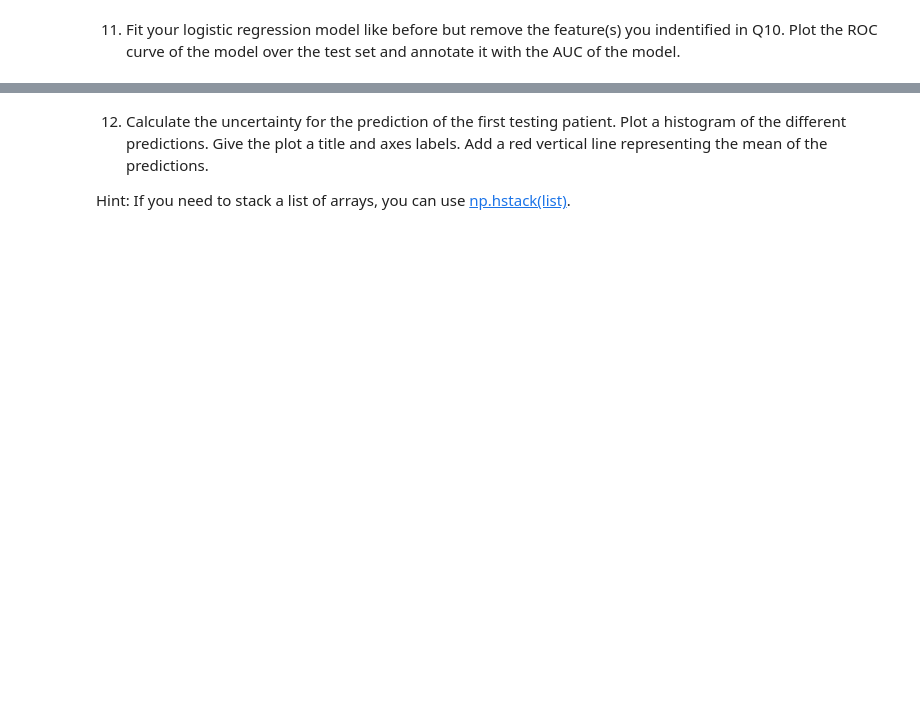
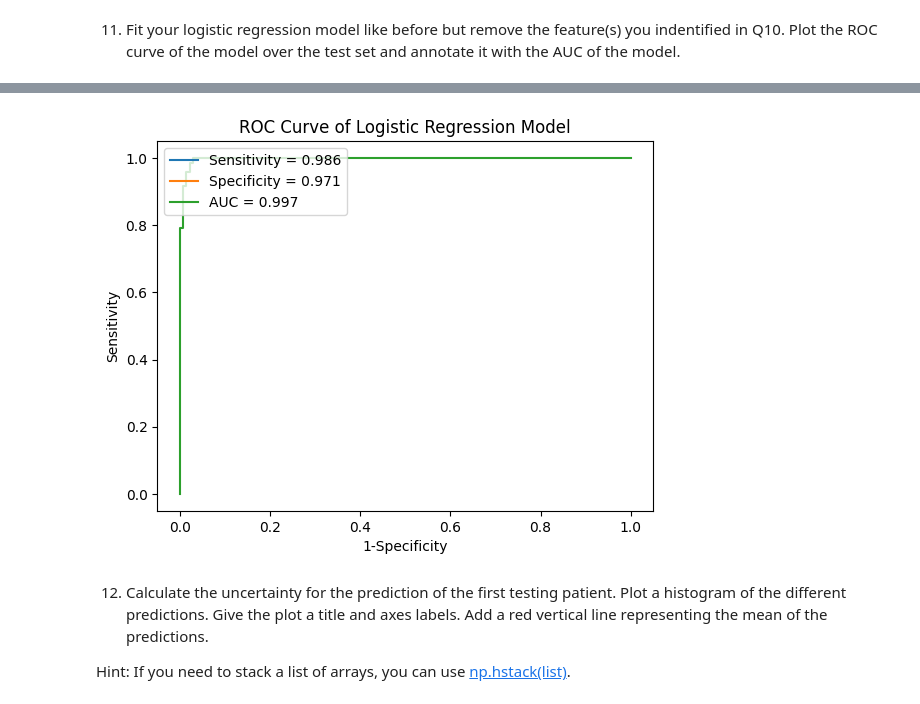
Before and after one commit to andytyuan2/DATASCI-3000, a Jupyter notebook: Homework 4 - Clean.ipynb, the cells around one changed output, grey strips where cells are left out. Drawn from its saved outputs; the diff is of its cells as text; code cells hidden in the pictures; blank space fills up the shorter version.

```diff
--- a/Homework 4 - Clean.ipynb
+++ b/Homework 4 - Clean.ipynb
@@ -197,3 +384,24 @@ print(auc_ci)
+# %%
+y_test_prediction = logit_pipe2.predict_proba(Xtest2)
+fpr, tpr, thresholds = roc_curve(y_true=ytest2, y_score=y_test_prediction[:,1])
+auc2 = np.round(roc_auc_score(y_true=ytest2, y_score=y_test_prediction[:,1]),
+               decimals = 3)
+confusion_matrix_log = confusion_matrix(ytest2, logit_pipe2.predict(Xtest2))
+sensitivity = confusion_matrix_log[1,1] / (confusion_matrix_log[1,1] + confusion_matrix_log[1,0])
+specificity = confusion_matrix_log[0,0] / (confusion_matrix_log[0,0] + confusion_matrix_log[0,1])
+
+
+# Plot ROC curve
+plt.plot(sensitivity, label=f"Sensitivity = {sensitivity:.3f}")
+plt.plot(specificity, label=f"Specificity = {specificity:.3f}")
+plt.plot(fpr,tpr,label=f"AUC = {auc2:.3f}")
+plt.legend(loc=2)
+plt.xlabel('1-Specificity')
+plt.ylabel('Sensitivity')
+plt.title('ROC Curve of Logistic Regression Model')
+plt.show()
+# %% [output]
+[figure, added]
 # %% [markdown]
 12. Calculate the uncertainty for the prediction of the first testing patient.  Plot a histogram of the different predictions. Give the plot a title and axes labels. Add a red vertical line representing the mean of the predictions.
 
```
Also changed, not shown: parts of 14 cells of this notebook.
